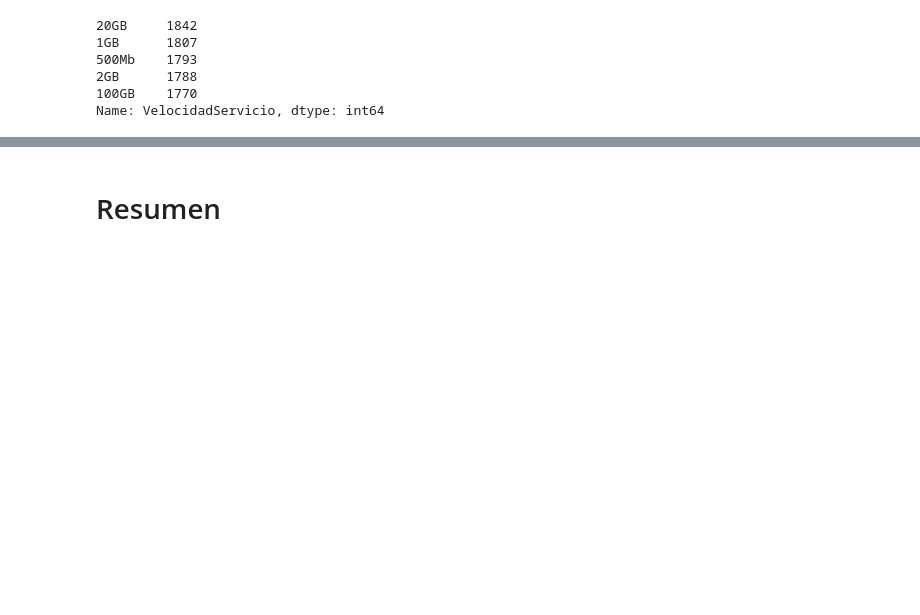
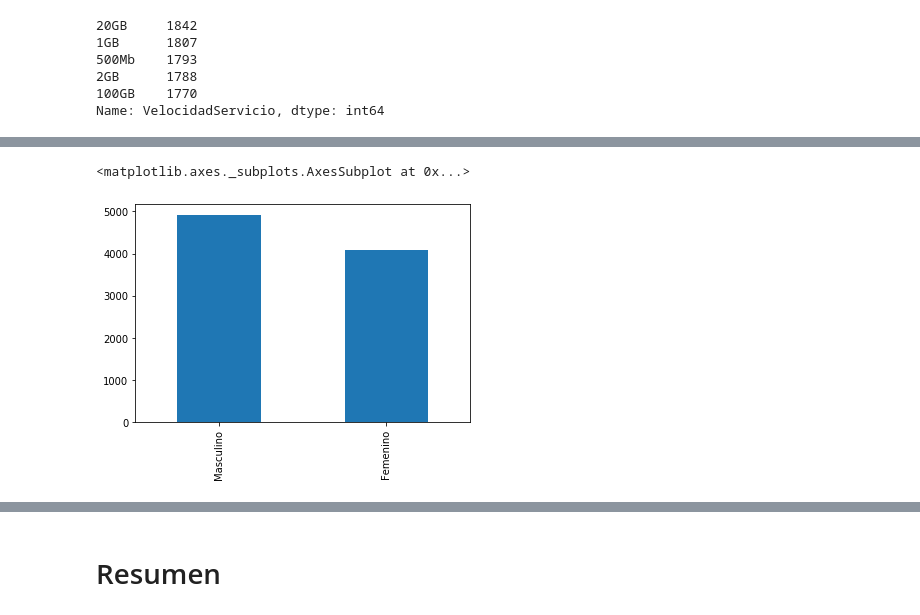
Before and after one commit to facundopoblete/IA-UADE, a Jupyter notebook: TP1/TP1.ipynb, the cells around one changed output, grey strips where cells are left out. Cells and saved outputs as stored; diff of their text form; code cells hidden in the pictures; blank space fills up the shorter version.

```diff
--- a/TP1/TP1.ipynb
+++ b/TP1/TP1.ipynb
@@ -95,0 +102,5 @@ Name: VelocidadServicio, dtype: int64
+# %%
+df["Genero"].value_counts().plot('bar')
+# %% [output]
+<matplotlib.axes._subplots.AxesSubplot at 0x...>
+[figure, added]
```
Also changed, not shown: parts of 8 cells of this notebook.
